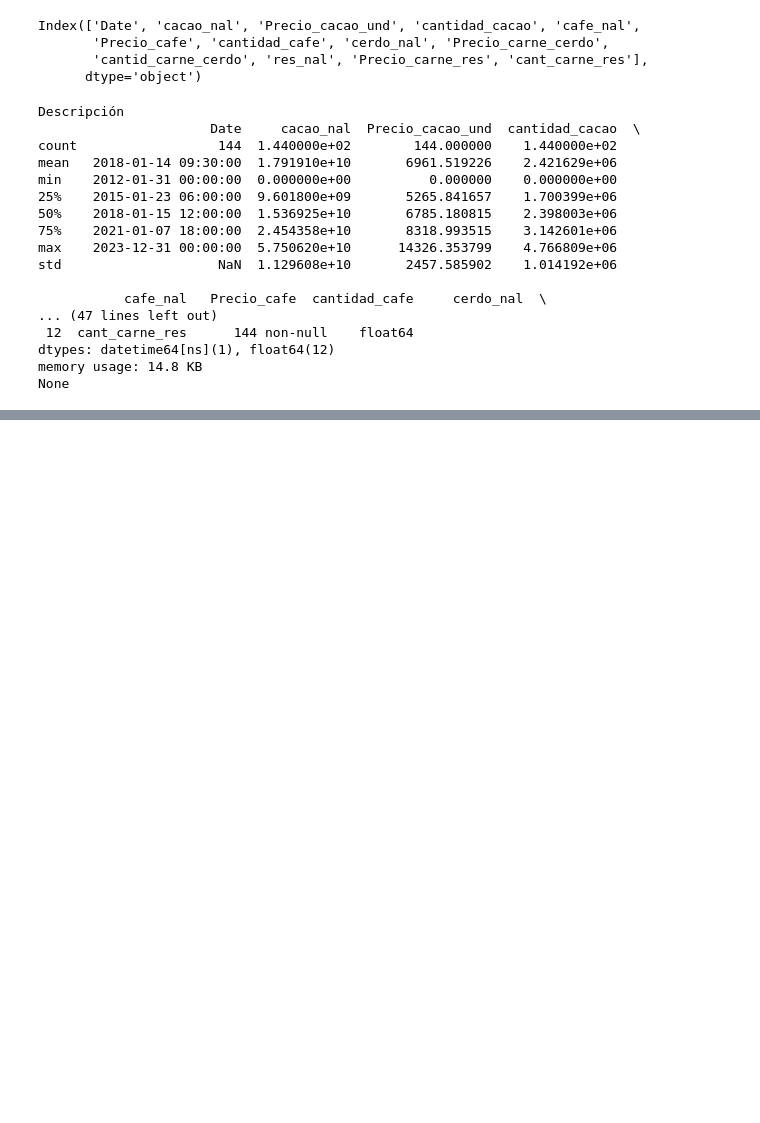
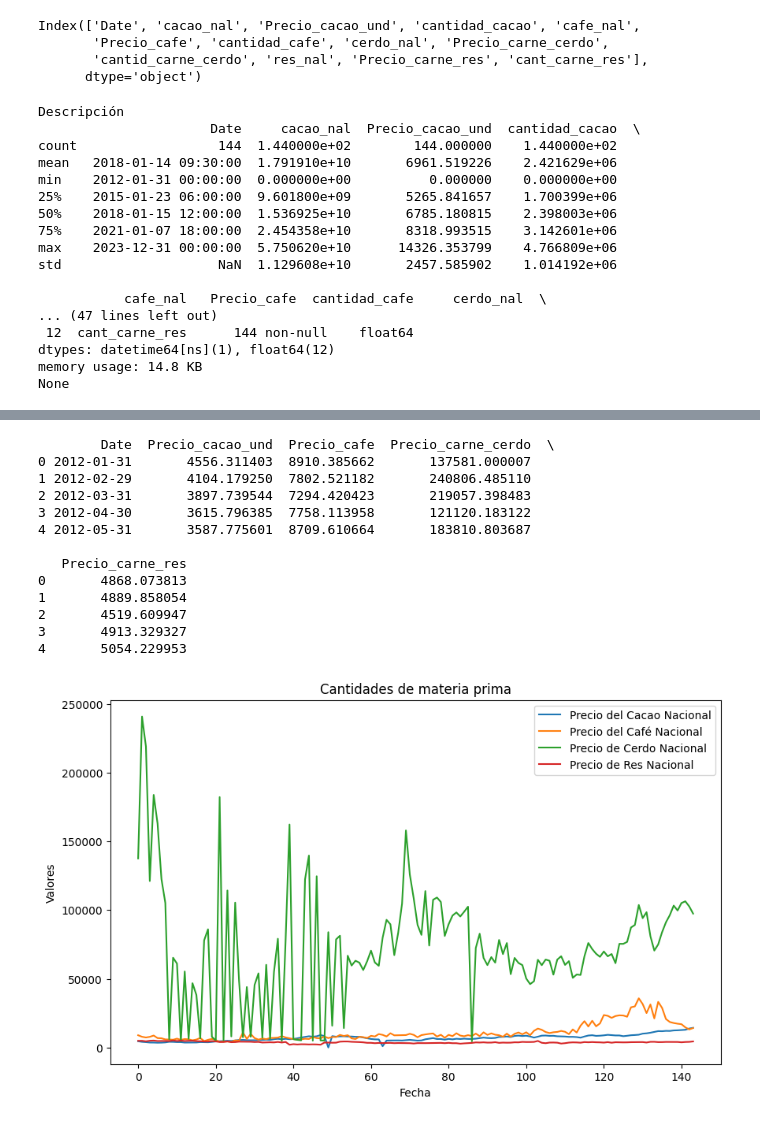
Before and after one commit to josedjaykv/Analisis-De-los-Datos-Proyecto-Nutresa, a Jupyter notebook: Analisis.ipynb, the cells around one changed output, grey strips where cells are left out. Drawn from its saved outputs; the diff is of its cells as text; code cells hidden in the pictures; blank space fills up the shorter version.

```diff
--- a/Analisis.ipynb
+++ b/Analisis.ipynb
@@ -147,0 +180,39 @@ plt.show()
+# %%
+# Seleccionar las columnas 'Date', 'cacao_nal', 'precio_cacao_und' y 'cantidad_cacao'
+df_selected = df2[['Date', 'Precio_cacao_und', 'Precio_cafe', 'Precio_carne_cerdo', 'Precio_carne_res']]
+
+# Mostrar las primeras filas del DataFrame seleccionado para verificar
+print(df_selected.head())
+
+# Plot de las series temporales
+plt.figure(figsize=(10, 6))
+
+# Graficar cada serie temporal
+plt.plot(df_selected.index, df_selected['Precio_cacao_und'], label='Precio del Cacao Nacional')
+plt.plot(df_selected.index, df_selected['Precio_cafe'], label='Precio del Café Nacional')
+plt.plot(df_selected.index, df_selected['Precio_carne_cerdo'], label='Precio de Cerdo Nacional')
+plt.plot(df_selected.index, df_selected['Precio_carne_res'], label='Precio de Res Nacional')
+
+# Añadir título y etiquetas
+plt.title('Cantidades de materia prima')
+plt.xlabel('Fecha')
+plt.ylabel('Valores')
+plt.legend()
+
+# Mostrar la gráfica
+plt.show()
+# %% [output]
+        Date  Precio_cacao_und  Precio_cafe  Precio_carne_cerdo  \
+0 2012-01-31       4556.311403  8910.385662       137581.000007
+1 2012-02-29       4104.179250  7802.521182       240806.485110
+2 2012-03-31       3897.739544  7294.420423       219057.398483
+3 2012-04-30       3615.796385  7758.113958       121120.183122
+4 2012-05-31       3587.775601  8709.610664       183810.803687
+
+   Precio_carne_res
+0       4868.073813
+1       4889.858054
+2       4519.609947
+3       4913.329327
+4       5054.229953
+[figure, added]
```
Also changed, not shown: parts of 3 cells of this notebook.
